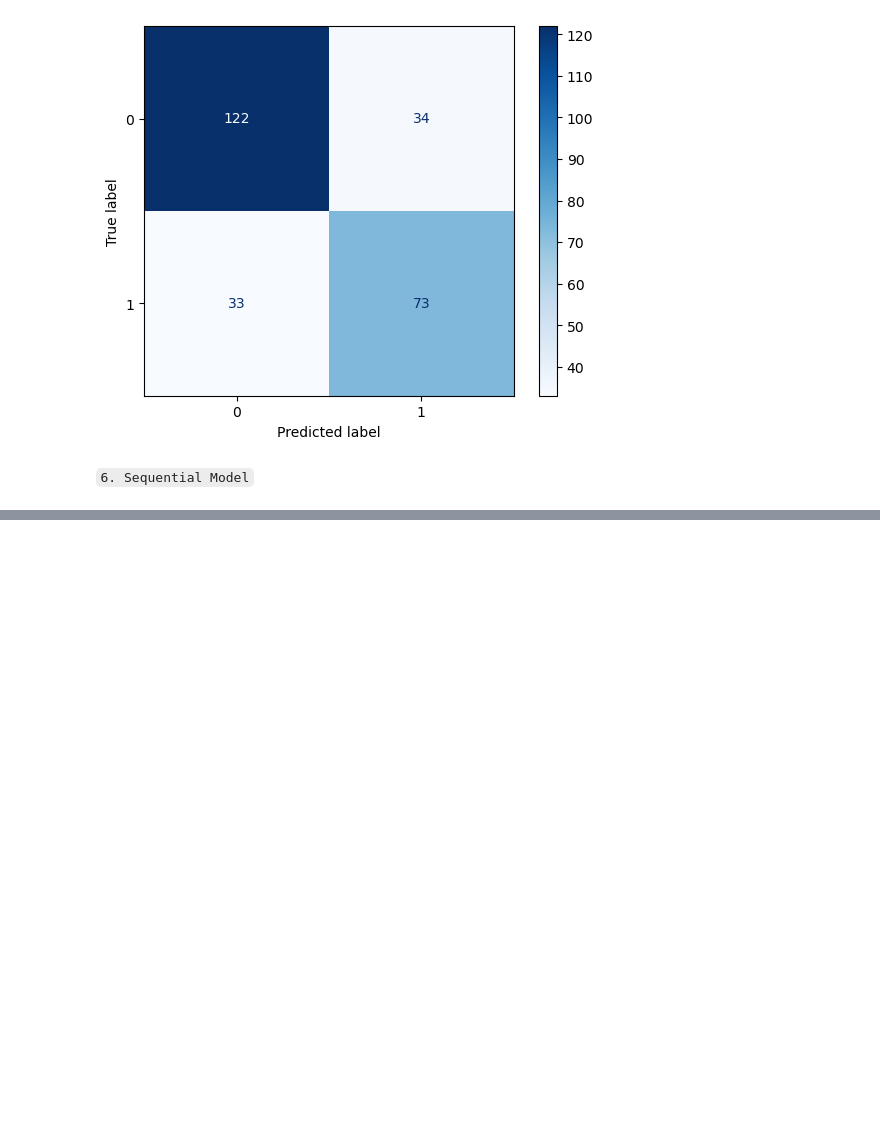
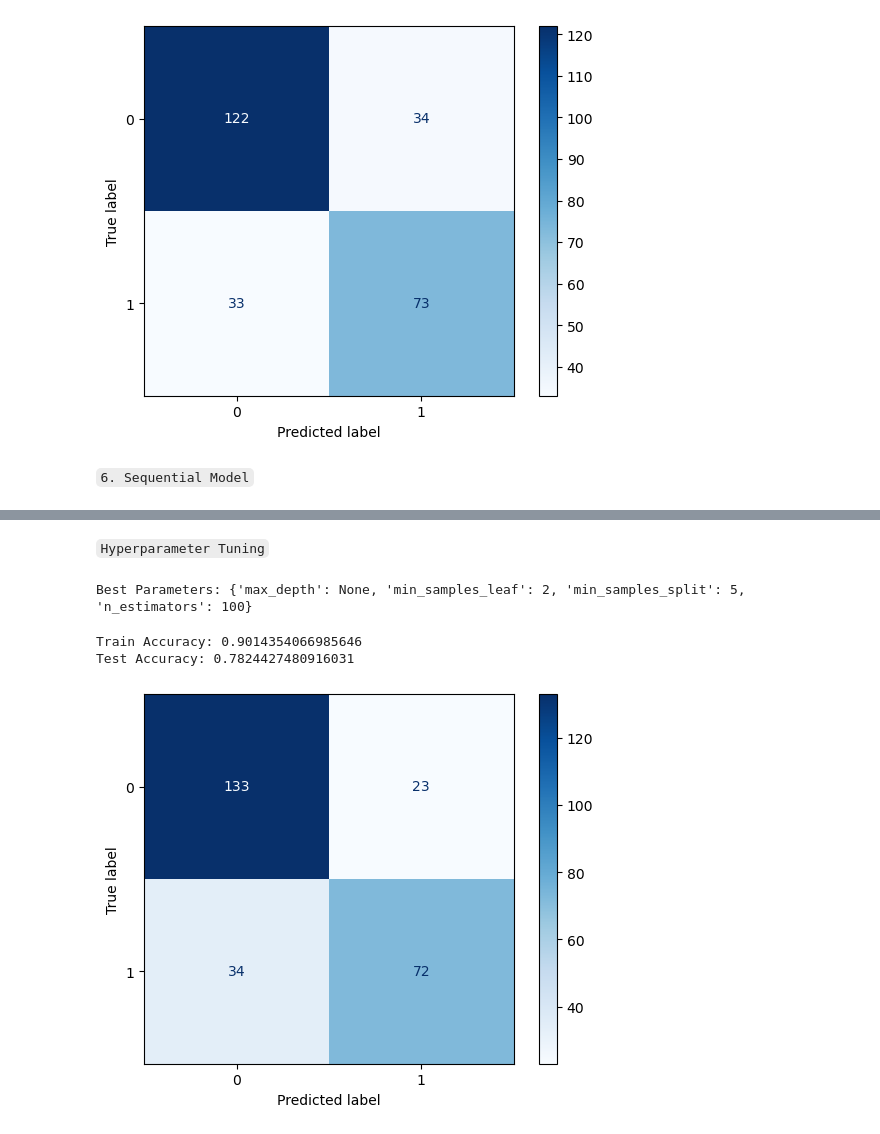
Before and after one commit to martin-m-kinoti/titanic, a Jupyter notebook: EDA.ipynb, the cells around one changed output, grey strips where cells are left out. Saved outputs shown, nothing was run; the diff lists cells and outputs as text; code cells hidden in the pictures; blank space fills up the shorter version.

Commit message:
model selection and testing

```diff
--- a/EDA.ipynb
+++ b/EDA.ipynb
@@ -300,0 +341,27 @@ ax.legend()
+# %% [markdown]
+`Hyperparameter Tuning`
+# %%
+# Grid search for Random Forest
+param_grid = {
+    'n_estimators': [100, 200],
+    'max_depth': [None, 10, 20],
+    'min_samples_split': [2, 5],
+    'min_samples_leaf': [1, 2]
+}
+
+grid_search = GridSearchCV(estimator=RandomForestClassifier(random_state=42),
+                           param_grid=param_grid,
+                           cv=5)
+
+grid_search.fit(X_train, y_train)
+print("Best Parameters:", grid_search.best_params_)
+# %% [output]
+Best Parameters: {'max_depth': None, 'min_samples_leaf': 2, 'min_samples_split': 5, 'n_estimators': 100}
+# %%
+# Model with best parameters
+best_rf = grid_search.best_estimator_
+model_classifier(best_rf, X_train, y_train, X_test, y_test)
+# %% [output]
+Train Accuracy: 0.9014354066985646
+Test Accuracy: 0.7824427480916031
+[figure, added]
```
Also changed, not shown: parts of 14 cells of this notebook, 2 other files.
